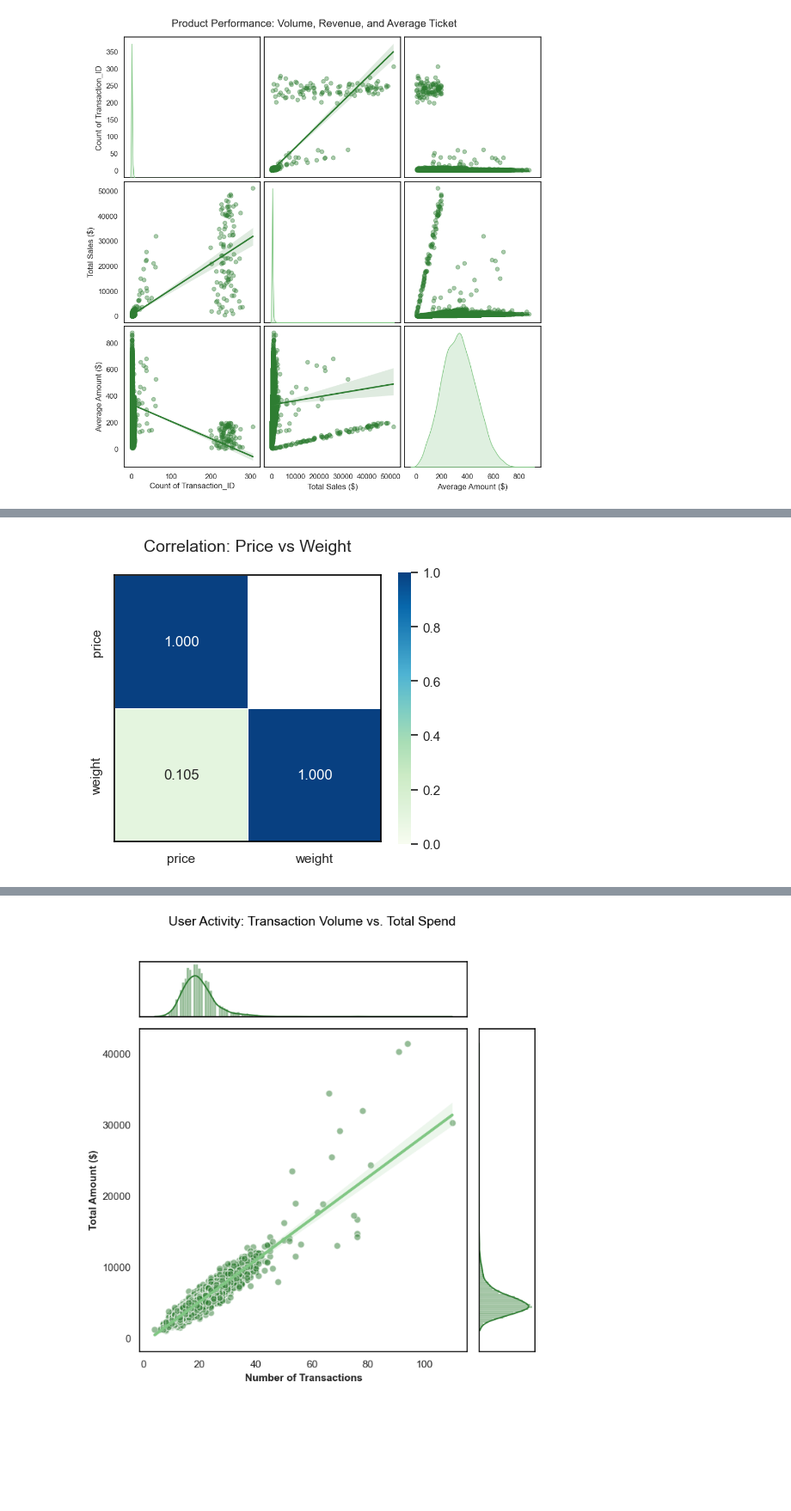
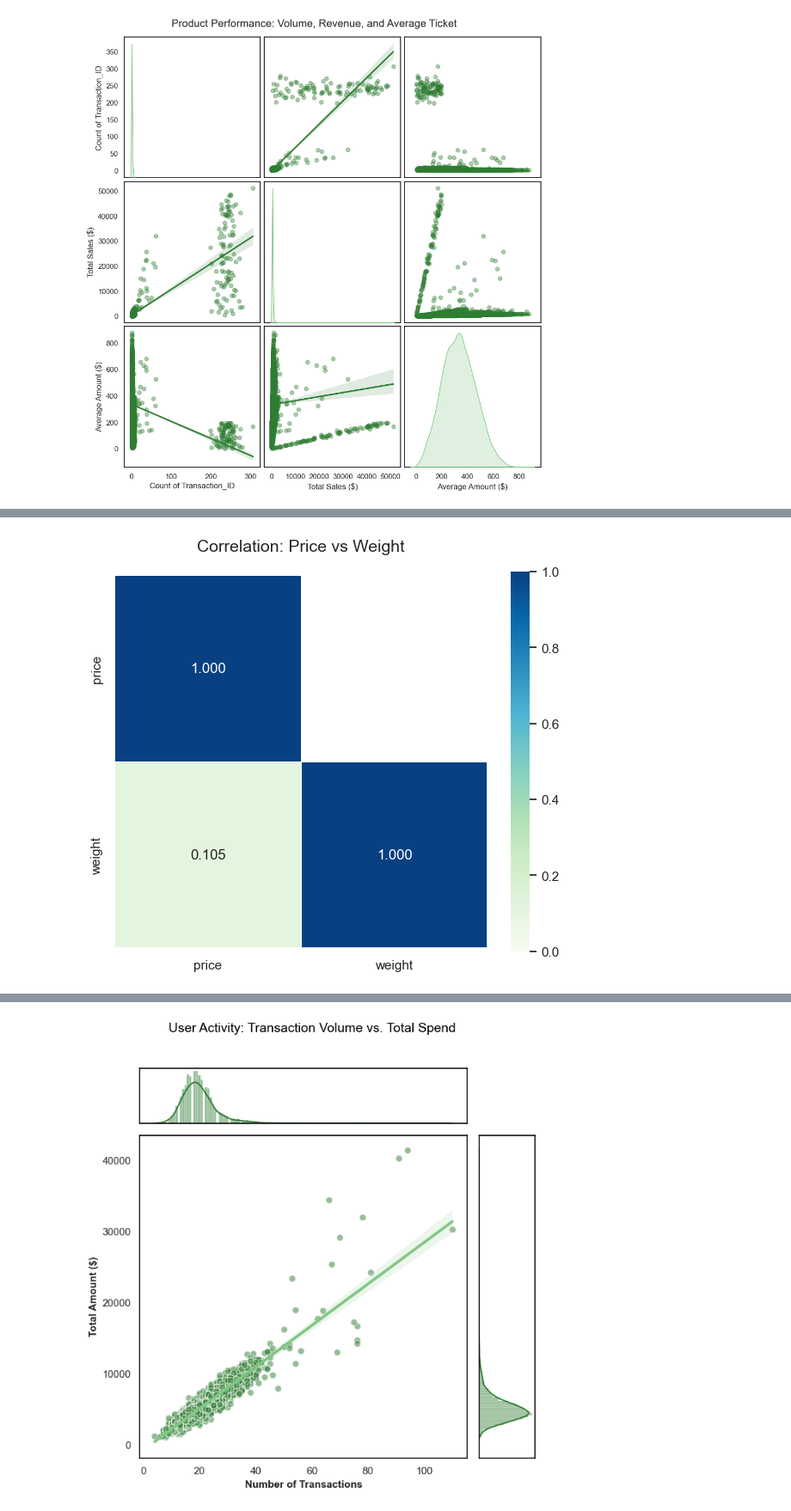
Before and after one commit to RocioAri/tarea_s11_1_sprint_11, a Jupyter notebook: tarea_s11_1_sprint_11.ipynb, the cells around one changed output, grey strips where cells are left out. Shown at 86% size. Cells and saved outputs as stored; diff of their text form; code cells hidden in the pictures; blank space fills up the shorter version.

```diff
--- a/tarea_s11_1_sprint_11.ipynb
+++ b/tarea_s11_1_sprint_11.ipynb
@@ -546,34 +632,34 @@ corr_matrix = products[['price', 'weight']].corr()
 # Create the mask for the upper triangle
 # np.triu selects the upper triangle.
 # k=1 ensures the main diagonal (where values are 1.000) is NOT hidden.
 mask = np.triu(np.ones_like(corr_matrix, dtype=bool), k=1)
 
-plt.figure(figsize=(5, 5))
+plt.figure(figsize=(7, 7))
 
 # Generate Heatmap
 sns.heatmap(
     corr_matrix,
     mask=mask,
     annot=True,
     cmap='GnBu',
     vmin=0,        # Scale starts at 0
     vmax=1,        # Scale ends at 1
     fmt='.3f',
     square=True,
     linewidths=.5,
     # 'shrink' adjusts the height of the colorbar to match the square plot
     cbar_kws={"shrink": .82}
 )
 
 plt.title("Correlation: Price vs Weight", fontsize=14, pad=20)
 
 ax = plt.gca()
 for spine in ax.spines.values():
     spine.set_visible(True)
-    spine.set_edgecolor('black')
+    spine.set_edgecolor('white')
     spine.set_linewidth(1.2)
 
 plt.show()
 # %% [output]
-[figure, old version]
+[figure, new version]
 # %% [markdown]
```
Also changed, not shown: parts of 27 cells of this notebook, 3 other files.
